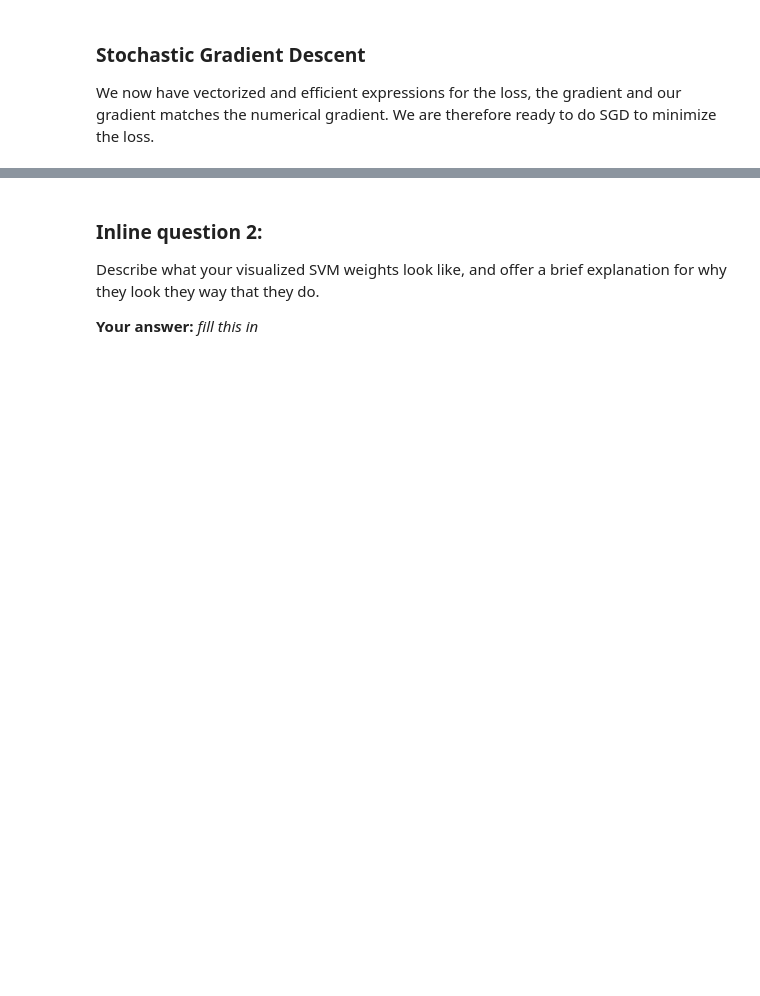
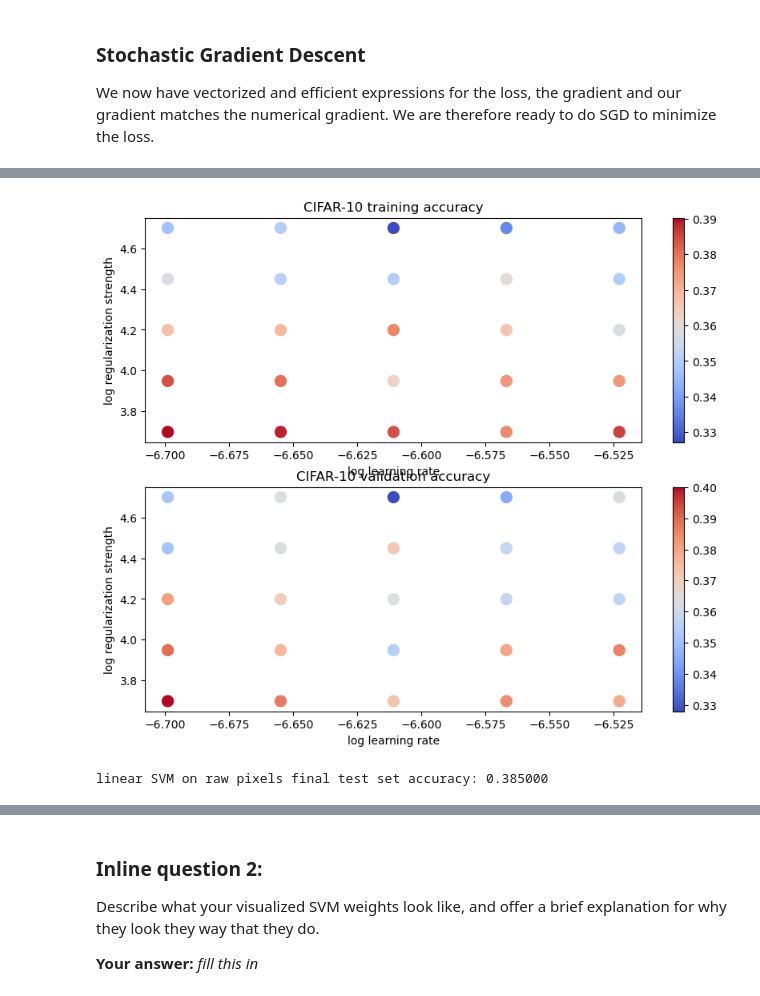
Before and after one commit to A-N1khil/compsci682, a Jupyter notebook: assignment1/svm.ipynb, the cells around one changed output, grey strips where cells are left out. Saved outputs shown, nothing was run; the diff lists cells and outputs as text; code cells hidden in the pictures; blank space fills up the shorter version.

```diff
--- a/assignment1/svm.ipynb
+++ b/assignment1/svm.ipynb
@@ -327,8 +353,8 @@ print('validation accuracy: %f' % (np.mean(y_val == y_val_pred), ))
 # learning rate). You should experiment with different ranges for the learning
 # rates and regularization strengths; if you are careful you should be able to
 # get a classification accuracy of about 0.4 on the validation set.
-learning_rates = [1e-7, 5e-5]
-regularization_strengths = [2.5e4, 5e4]
+learning_rates = np.geomspace(2e-7, 3e-7, 5)
+regularization_strengths = np.geomspace(5e3, 5e4, 5)
 
 # results is dictionary mapping tuples of the form
 # (learning_rate, regularization_strength) to tuples of the form
@@ -339,7 +365,7 @@ best_val = -1   # The highest validation accuracy that we have seen so far.
 best_svm = None # The LinearSVM object that achieved the highest validation rate.
 
 ################################################################################
-# TODO:                                                                        #
+# 1TODO:                                                                        #
 # Write code that chooses the best hyperparameters by tuning on the validation #
 # set. For each combination of hyperparameters, train a linear SVM on the      #
 # training set, compute its accuracy on the training and validation sets, and  #
@@ -353,14 +379,34 @@ best_svm = None # The LinearSVM object that achieved the highest validation rate
 # code with a larger value for num_iters.                                      #
 ################################################################################
 # Your code
+
+for learning_rate in learning_rates:
+    for regularization_strength in regularization_strengths:
+        svm = LinearSVM()
+        loss_hist = svm.train(X_train, y_train, learning_rate, regularization_strength, num_iters=1500)
+
+        # Training accuracy
+        y_train_pred = svm.predict(X_train)
+        training_accuracy = np.mean(y_train == y_train_pred)
+
+        # Validation accuracy
+        y_val_pred = svm.predict(X_val)
+        validation_accuracy = np.mean(y_val == y_val_pred)
+
+        results[(learning_rate, regularization_strength)] = (training_accuracy, validation_accuracy)
+
+        if validation_accuracy > best_val:
+            best_val = validation_accuracy
+            best_svm = svm
+
 ################################################################################
 #                              END OF YOUR CODE                                #
 ################################################################################
 
 # Print out results.
 for lr, reg in sorted(results):
-    train_accuracy, val_accuracy = results[(lr, reg)]
+    training_accuracy, validation_accuracy = results[(lr, reg)]
     print('lr %e reg %e train accuracy: %f val accuracy: %f' % (
-                lr, reg, train_accuracy, val_accuracy))
+        lr, reg, training_accuracy, validation_accuracy))
 
 print('best validation accuracy achieved during cross-validation: %f' % best_val)
@@ -367,33 +431,37 @@ print('best validation accuracy achieved during cross-validation: %f' % best_val
 # %%
 # Visualize the cross-validation results
 import math
 x_scatter = [math.log10(x[0]) for x in results]
 y_scatter = [math.log10(x[1]) for x in results]
 
 # plot training accuracy
 marker_size = 100
 colors = [results[x][0] for x in results]
 plt.subplot(2, 1, 1)
-plt.scatter(x_scatter, y_scatter, marker_size, c=colors)
+plt.scatter(x_scatter, y_scatter, marker_size, c=colors, cmap=plt.cm.coolwarm)
 plt.colorbar()
 plt.xlabel('log learning rate')
 plt.ylabel('log regularization strength')
 plt.title('CIFAR-10 training accuracy')
 
 # plot validation accuracy
 colors = [results[x][1] for x in results] # default size of markers is 20
 plt.subplot(2, 1, 2)
-plt.scatter(x_scatter, y_scatter, marker_size, c=colors)
+plt.scatter(x_scatter, y_scatter, marker_size, c=colors, cmap=plt.cm.coolwarm)
 plt.colorbar()
 plt.xlabel('log learning rate')
 plt.ylabel('log regularization strength')
 plt.title('CIFAR-10 validation accuracy')
 plt.show()
+# %% [output]
+[figure, added]
 # %%
 # Evaluate the best svm on test set
 y_test_pred = best_svm.predict(X_test)
 test_accuracy = np.mean(y_test == y_test_pred)
 print('linear SVM on raw pixels final test set accuracy: %f' % test_accuracy)
+# %% [output]
+linear SVM on raw pixels final test set accuracy: 0.385000
 # %%
 # Visualize the learned weights for each class.
 # Depending on your choice of learning rate and regularization strength, these may
```
Also changed, not shown: parts of 12 cells of this notebook, 3 other files.
